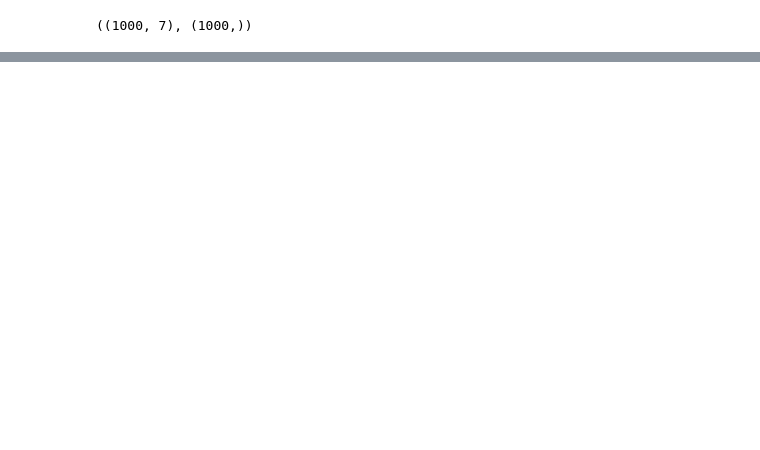
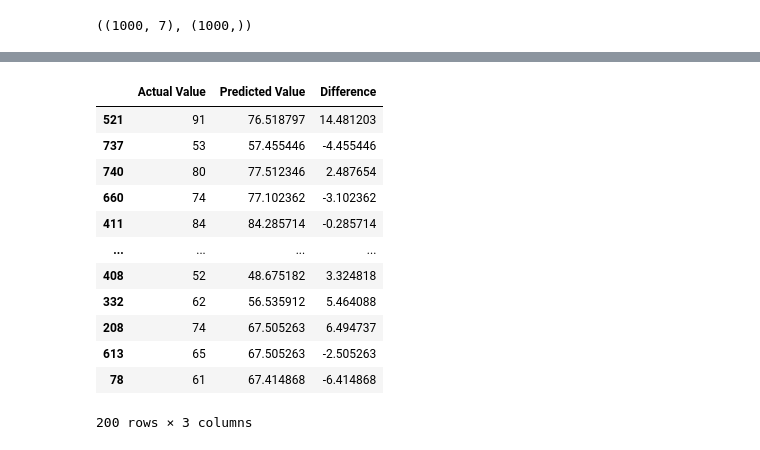
Before and after one commit to Zazanicholas01/mlproject1, a Jupyter notebook: notebook/model_training.ipynb, the cells around one changed output, grey strips where cells are left out. Saved outputs shown, nothing was run; the diff lists cells and outputs as text; code cells hidden in the pictures; blank space fills up the shorter version.

```diff
--- a/notebook/model_training.ipynb
+++ b/notebook/model_training.ipynb
@@ -164,0 +170,17 @@ pd.DataFrame(list(zip(model_list, r2_list)), columns=['Model Name', 'R2_Score'])
+# %%
+pred_df = pd.DataFrame({'Actual Value': y_test, 'Predicted Value': y_test_pred, 'Difference': y_test-y_test_pred})
+pred_df
+# %% [output]
+|  | Actual Value | Predicted Value | Difference |
+| 521 | 91 | 76.518797 | 14.481203 |
+| 737 | 53 | 57.455446 | -4.455446 |
+| 740 | 80 | 77.512346 | 2.487654 |
+| 660 | 74 | 77.102362 | -3.102362 |
+| 411 | 84 | 84.285714 | -0.285714 |
+| ... | ... | ... | ... |
+| 408 | 52 | 48.675182 | 3.324818 |
+| 332 | 62 | 56.535912 | 5.464088 |
+| 208 | 74 | 67.505263 | 6.494737 |
+| 613 | 65 | 67.505263 | -2.505263 |
+| 78 | 61 | 67.414868 | -6.414868 |
+200 rows × 3 columns
```
Also changed, not shown: parts of 4 cells of this notebook, 4 other files.
